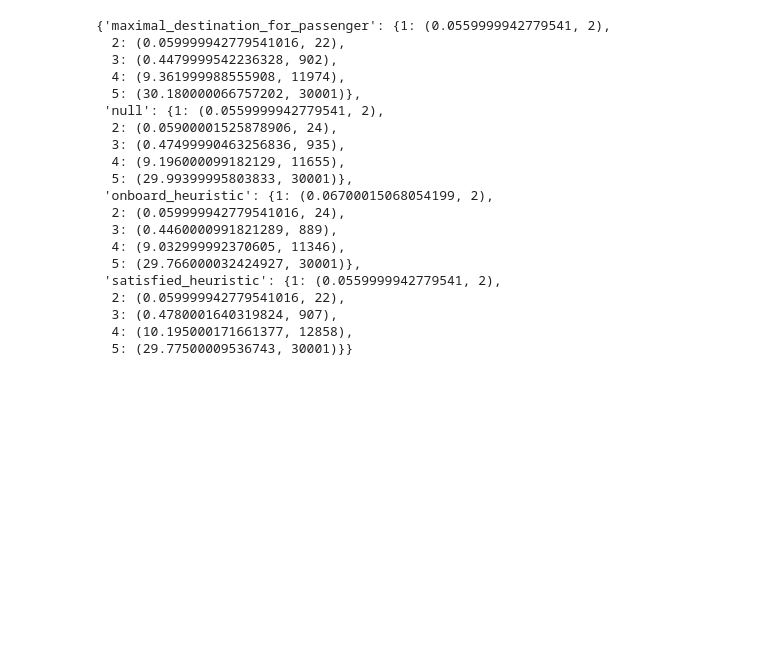
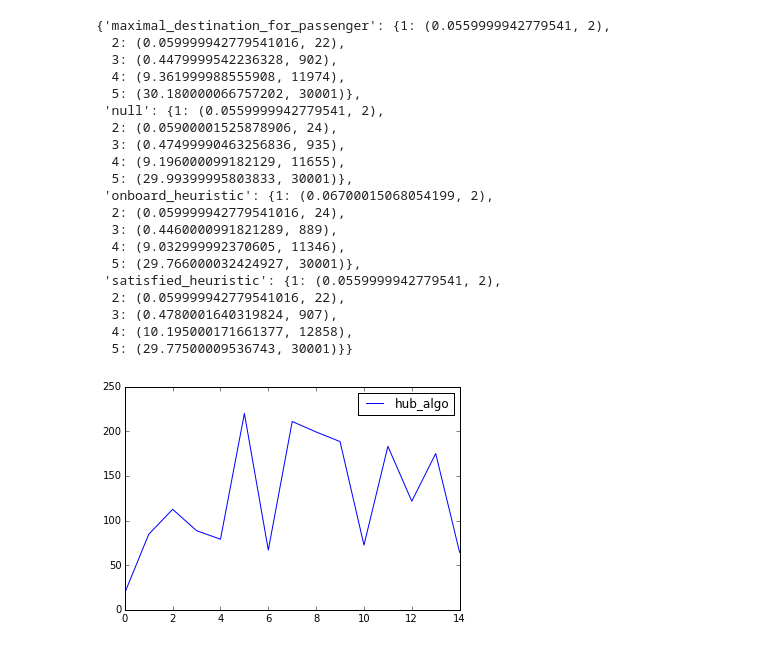
Before and after one commit to akivaschiff/lonelybusdriver, a Jupyter notebook: results/single bus/Untitled.ipynb, the cells around one changed output. Drawn from its saved outputs; the diff is of its cells as text; code cells hidden in the pictures; blank space fills up the shorter version.

Commit message:
with the cool algo

```diff
--- a/results/single bus/Untitled.ipynb
+++ b/results/single bus/Untitled.ipynb
@@ -162,0 +178,4 @@ more_h
+# %%
+plotNames(['hub_algo'], 1)
+# %% [output]
+[figure, added]
```
Also changed, not shown: parts of 5 cells of this notebook, 35 other files.
